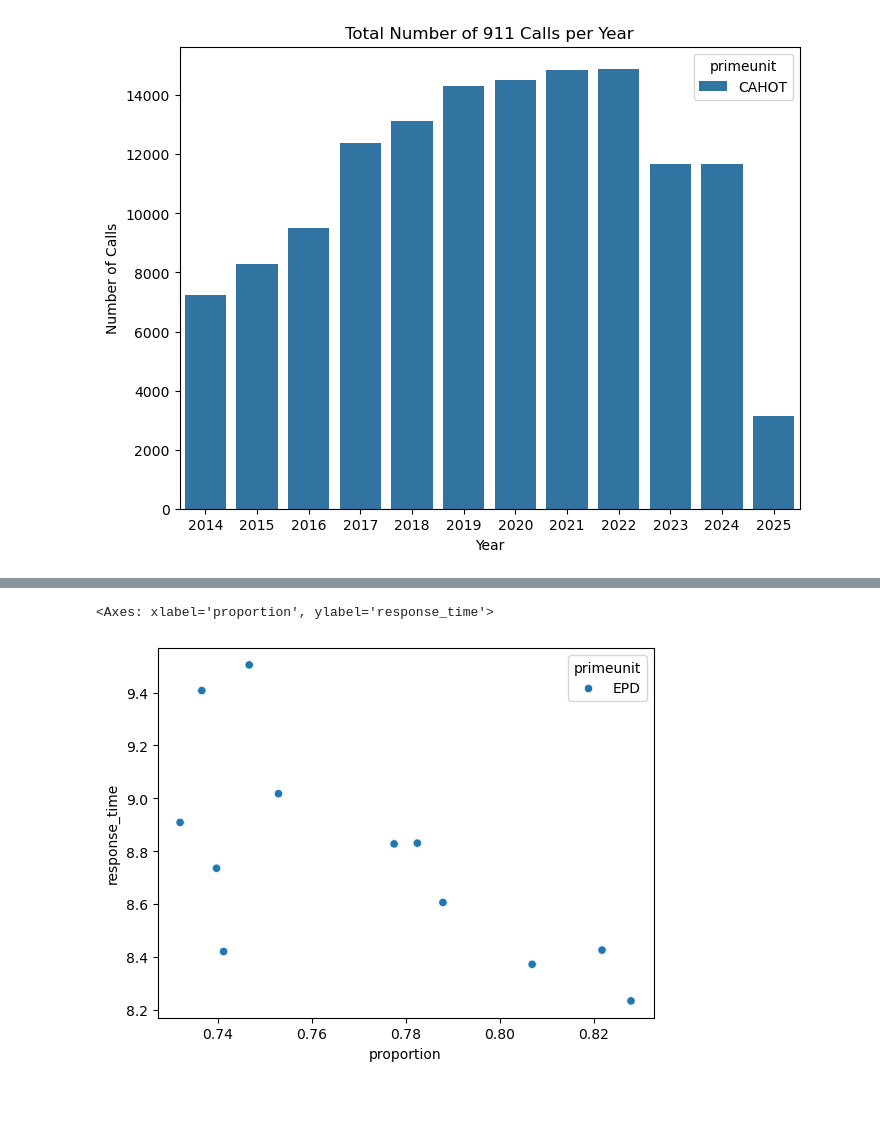
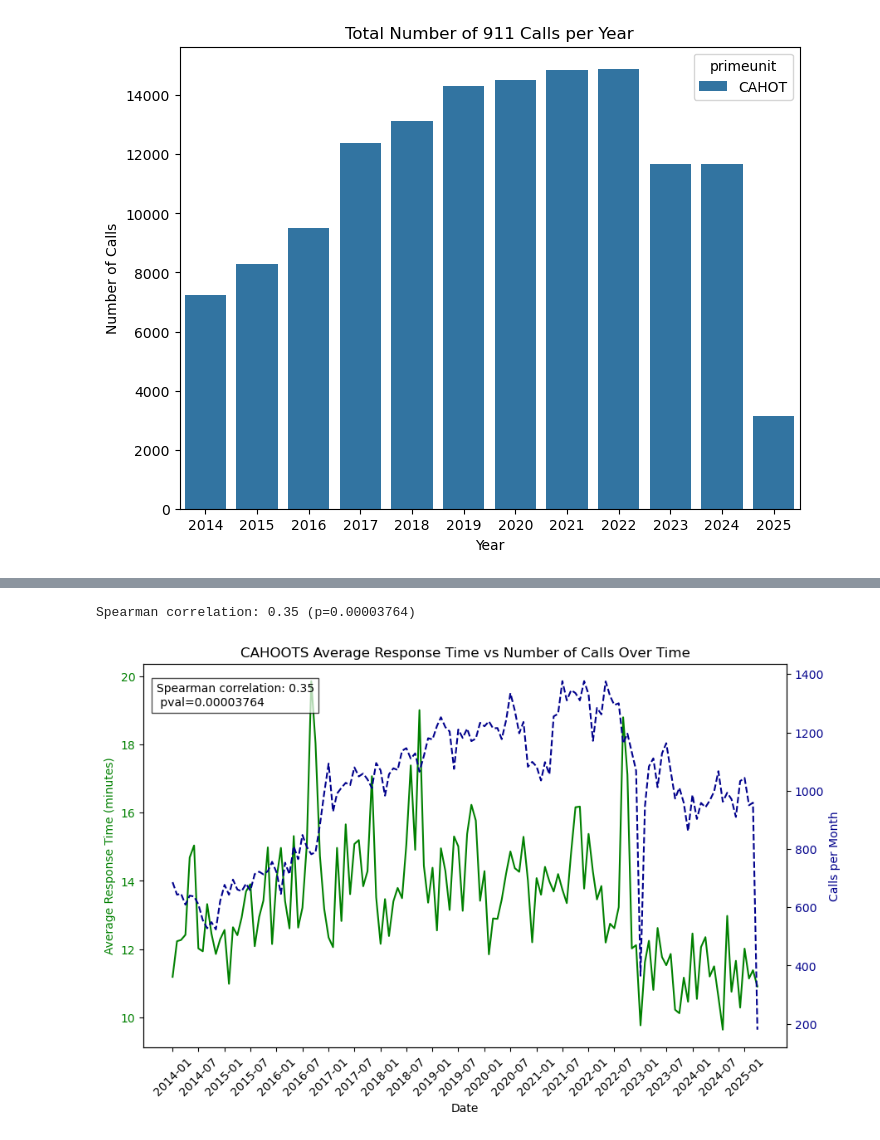
Before and after one commit to kmccabe11/ADS4SJ, a Jupyter notebook: CAD_analysis.ipynb, the cells around one changed output, grey strips where cells are left out. Saved outputs shown, nothing was run; the diff lists cells and outputs as text; code cells hidden in the pictures; blank space fills up the shorter version.

```diff
--- a/CAD_analysis.ipynb
+++ b/CAD_analysis.ipynb
@@ -267,5 +70,46 @@ correlation[correlation['primeunit'] == 'CAHOT'].corr(numeric_only = True)
-# %%
-sns.scatterplot(data = correlation[correlation['primeunit'] != 'CAHOT'], x = 'proportion', y = 'response_time', hue = 'primeunit')
-# %% [output]
-<Axes: xlabel='proportion', ylabel='response_time'>
-[figure, removed]
+# %%
+calls_per_month = call.groupby(['yr','month', 'primeunit']).size().reset_index(name='count')
+total_per_month = calls_per_month.groupby(['yr','month'])['count'].transform('sum')
+calls_per_month['proportion'] = calls_per_month['count'] / total_per_month
+# %%
+response_count_cahoots = call.groupby(['yr', 'primeunit', 'month'])['response_time'].mean().reset_index()
+avg_response_by_month = response_count_cahoots.merge(call, left_on=['yr', 'primeunit', 'month'], right_on = ['yr', 'primeunit', 'month'])
+
+response_count_cahoots = pd.merge(response_count_cahoots, calls_per_month, on=['yr', 'month', 'primeunit'])
+response_count_cahoots['year_month'] = pd.to_datetime(dict(year=response_count_cahoots['yr'], month=response_count_cahoots['month'], day=1))
+response_count_cahoots = response_count_cahoots[response_count_cahoots['primeunit'] == 'CAHOT'].sort_values('year_month')
+# %%
+spearman_corr, p_spearman = spearmanr(response_count_cahoots['count'], response_count_cahoots['response_time'])
+
+print(f"Spearman correlation: {spearman_corr:.2f} (p={p_spearman:.8f})")
+# %% [output]
+Spearman correlation: 0.35 (p=0.00003764)
+# %%
+fig, ax1 = plt.subplots(figsize=(10, 6))
+color = 'green'
+ax1.set_xlabel('Date')
+ax1.set_ylabel('Average Response Time (minutes)', color=color)
+ax1.plot(response_count_cahoots['year_month'], response_count_cahoots['response_time'], color=color, label='Avg Response Time')
+ax1.tick_params(axis='y', labelcolor=color)
+
+
+ax2 = ax1.twinx()
+color = 'darkblue'
+ax2.set_ylabel('Calls per Month', color=color)
+ax2.plot(response_count_cahoots['year_month'], response_count_cahoots['count'], color=color, linestyle='--', label='Call Proportion')
+ax2.tick_params(axis='y', labelcolor=color)
+
+ax1.set_xticks(response_count_cahoots['year_month'][::6])
+ax1.set_xticklabels(response_count_cahoots['year_month'].dt.strftime('%Y-%m')[::6], rotation=45)
+
+ax1.text(
+    0.02, 0.95,
+    f"Spearman correlation: {spearman_corr:.2f}\n pval={p_spearman:.8f}",
+    transform=ax1.transAxes,
+    fontsize=10,
+    verticalalignment='top',
+    bbox=dict(facecolor='white', alpha=0.7)
+)
+plt.title('CAHOOTS Average Response Time vs Number of Calls Over Time');
+# %% [output]
+[figure, added]
```
Also changed, not shown: parts of 70 cells of this notebook, 3 other files.
